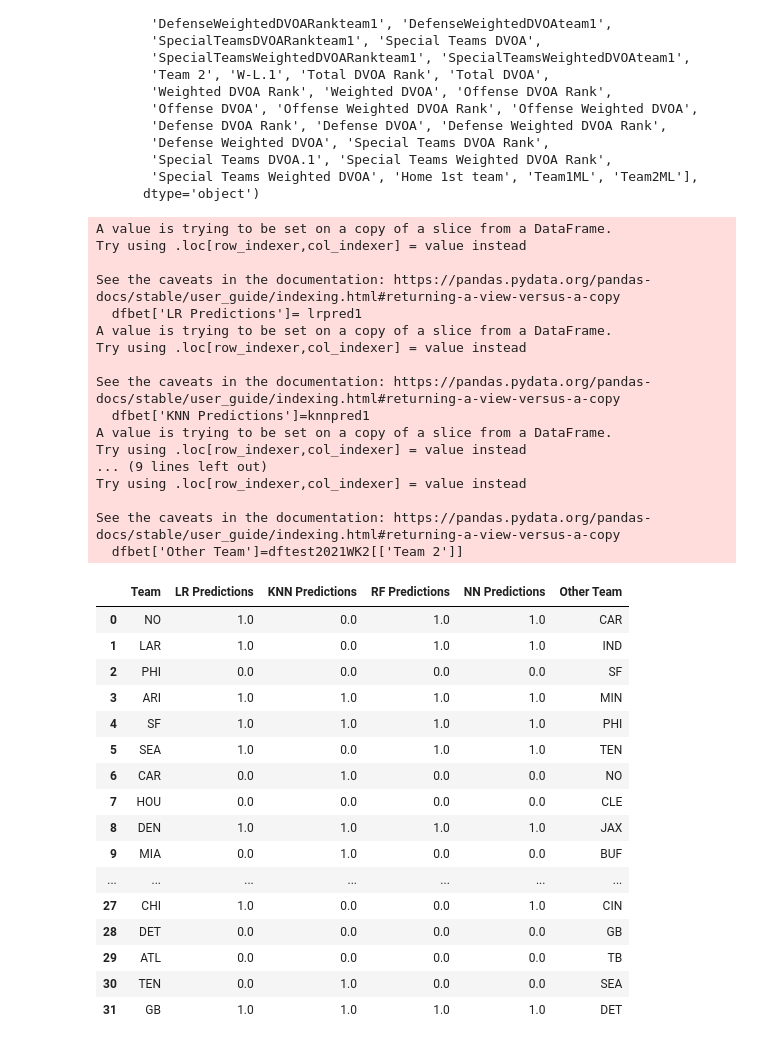
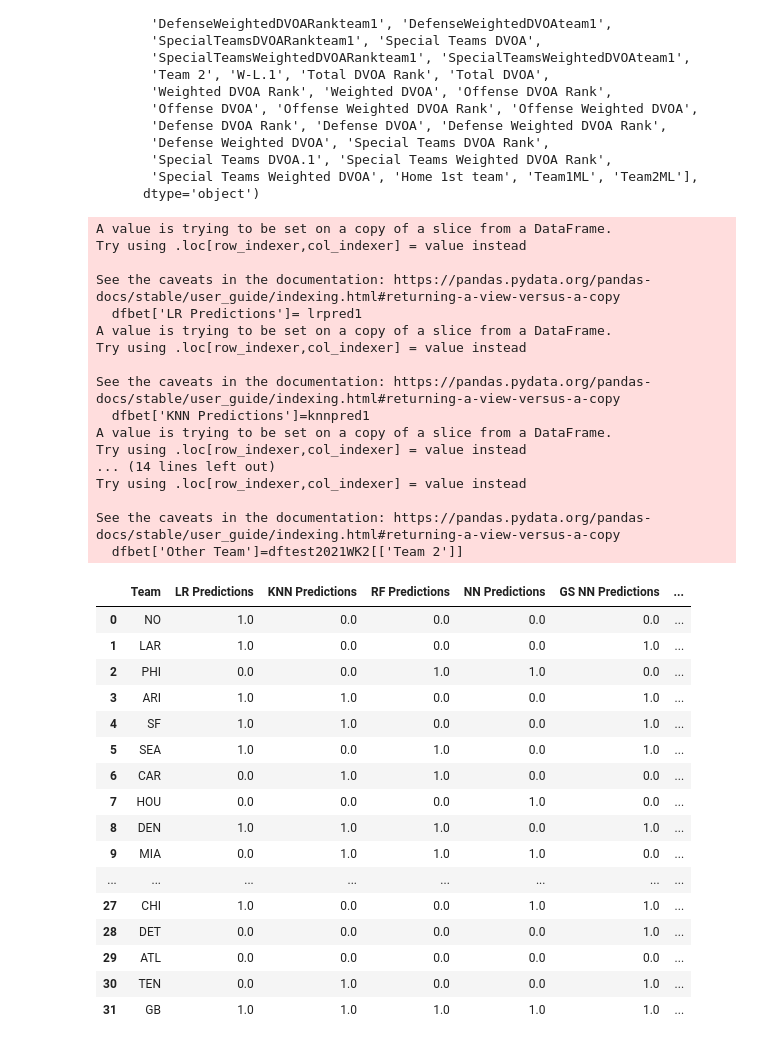
Before and after one commit to vivekbavda/NFL, a Jupyter notebook: BavdaNFLCapstoneDataCleaning.ipynb, the cells around one changed output. Cells and saved outputs as stored; diff of their text form; code cells hidden in the pictures.

```diff
--- a/BavdaNFLCapstoneDataCleaning.ipynb
+++ b/BavdaNFLCapstoneDataCleaning.ipynb
@@ -1146,10 +1173,18 @@ model.add(Dense(1, activation='sigmoid'))
 # %%
+modelo = Sequential()
+modelo.add(Dense(20,activation='relu',
+                input_shape=(9,)))
+modelo.add(Dense(19,activation='relu',
+                input_shape=(9,)))
+#model will predict probability betwee .0 to 1
+#1 neuron, sigmoid turns into probability
+modelo.add(Dense(1, activation='sigmoid'))
 # with accuracy as a metric
-model.compile(loss='binary_crossentropy',
+modelo.compile(loss='binary_crossentropy',
               optimizer='adam',
               metrics=['accuracy']) # optional param, great for classification# with accuracy as a metric
 # %%
-res= model.fit(X_train, y_train, epochs=100,
+reso= modelo.fit(X_train, y_train, epochs=100,
               batch_size=512,
               validation_data=(X_test_sc, y_test),
               verbose=0)#0 means don't print
@@ -1274,12 +1340,13 @@ lr.fit(X, y)
 knn.fit(X,y)
 rf.fit(X,y)
 ss = StandardScaler()
-#Xvalidation1_sc = ss.fit_transform(Xvalidation1)
+Xvalidation2_sc = ss.fit_transform(Xvalidation2)
 # %%
 lrpred1 = lr.predict(Xvalidation2)
 knnpred1 = knn.predict(Xvalidation2)
 rfpred1 = rf.predict(Xvalidation2)
-nnpred1= model.predict(Xvalidation2)
+nnpred1= modelo.predict(Xvalidation2_sc)
+gnnpred1= gs.predict(Xvalidation2_sc)
 # %%
 dftest2021WK2.columns
 # %% [output]
@@ -1301,45 +1368,46 @@ Index(['Team', 'W-L', 'TotalDVOARankteam1', 'TotalDVOAteam1',
 # %%
 
 
 dfbet=dftest2021WK2[['Team']]
 dfbet['LR Predictions']= lrpred1
 dfbet['KNN Predictions']=knnpred1
 dfbet['RF Predictions']=rfpred1
 dfbet['NN Predictions']=np.round(nnpred1)
+dfbet['GS NN Predictions']=np.round(gnnpred1)
 dfbet['Other Team']=dftest2021WK2[['Team 2']]
 dfbet
 # %% [output]
 A value is trying to be set on a copy of a slice from a DataFrame.
 Try using .loc[row_indexer,col_indexer] = value instead
 
 See the caveats in the documentation: https://pandas.pydata.org/pandas-docs/stable/user_guide/indexing.html#returning-a-view-versus-a-copy
   dfbet['LR Predictions']= lrpred1
 A value is trying to be set on a copy of a slice from a DataFrame.
 Try using .loc[row_indexer,col_indexer] = value instead
 
 See the caveats in the documentation: https://pandas.pydata.org/pandas-docs/stable/user_guide/indexing.html#returning-a-view-versus-a-copy
   dfbet['KNN Predictions']=knnpred1
 A value is trying to be set on a copy of a slice from a DataFrame.
 Try using .loc[row_indexer,col_indexer] = value instead
-... (9 lines left out)
+... (14 lines left out)
 Try using .loc[row_indexer,col_indexer] = value instead
 
 See the caveats in the documentation: https://pandas.pydata.org/pandas-docs/stable/user_guide/indexing.html#returning-a-view-versus-a-copy
   dfbet['Other Team']=dftest2021WK2[['Team 2']]
-|  | Team | LR Predictions | KNN Predictions | RF Predictions | NN Predictions | Other Team |
-| 0 | NO | 1.0 | 0.0 | 1.0 | 1.0 | CAR |
-| 1 | LAR | 1.0 | 0.0 | 1.0 | 1.0 | IND |
-| 2 | PHI | 0.0 | 0.0 | 0.0 | 0.0 | SF |
-| 3 | ARI | 1.0 | 1.0 | 1.0 | 1.0 | MIN |
-| 4 | SF | 1.0 | 1.0 | 1.0 | 1.0 | PHI |
-| 5 | SEA | 1.0 | 0.0 | 1.0 | 1.0 | TEN |
-| 6 | CAR | 0.0 | 1.0 | 0.0 | 0.0 | NO |
-| 7 | HOU | 0.0 | 0.0 | 0.0 | 0.0 | CLE |
-| 8 | DEN | 1.0 | 1.0 | 1.0 | 1.0 | JAX |
-| 9 | MIA | 0.0 | 1.0 | 0.0 | 0.0 | BUF |
-| ... | ... | ... | ... | ... | ... | ... |
-| 27 | CHI | 1.0 | 0.0 | 0.0 | 1.0 | CIN |
-| 28 | DET | 0.0 | 0.0 | 0.0 | 0.0 | GB |
-| 29 | ATL | 0.0 | 0.0 | 0.0 | 0.0 | TB |
-| 30 | TEN | 0.0 | 1.0 | 0.0 | 0.0 | SEA |
-| 31 | GB | 1.0 | 1.0 | 1.0 | 1.0 | DET |
+|  | Team | LR Predictions | KNN Predictions | RF Predictions | NN Predictions | GS NN Predictions | ... |
+| 0 | NO | 1.0 | 0.0 | 0.0 | 0.0 | 0.0 | ... |
+| 1 | LAR | 1.0 | 0.0 | 0.0 | 0.0 | 1.0 | ... |
+| 2 | PHI | 0.0 | 0.0 | 1.0 | 1.0 | 0.0 | ... |
+| 3 | ARI | 1.0 | 1.0 | 0.0 | 0.0 | 1.0 | ... |
+| 4 | SF | 1.0 | 1.0 | 0.0 | 0.0 | 1.0 | ... |
+| 5 | SEA | 1.0 | 0.0 | 1.0 | 0.0 | 1.0 | ... |
+| 6 | CAR | 0.0 | 1.0 | 1.0 | 0.0 | 0.0 | ... |
+| 7 | HOU | 0.0 | 0.0 | 0.0 | 1.0 | 0.0 | ... |
+| 8 | DEN | 1.0 | 1.0 | 1.0 | 0.0 | 1.0 | ... |
+| 9 | MIA | 0.0 | 1.0 | 1.0 | 1.0 | 0.0 | ... |
+| ... | ... | ... | ... | ... | ... | ... | ... |
+| 27 | CHI | 1.0 | 0.0 | 0.0 | 1.0 | 1.0 | ... |
+| 28 | DET | 0.0 | 0.0 | 0.0 | 0.0 | 1.0 | ... |
+| 29 | ATL | 0.0 | 0.0 | 0.0 | 0.0 | 0.0 | ... |
+| 30 | TEN | 0.0 | 1.0 | 0.0 | 0.0 | 1.0 | ... |
+| 31 | GB | 1.0 | 1.0 | 1.0 | 1.0 | 1.0 | ... |
```
Also changed, not shown: parts of 36 cells of this notebook, 12 other files.
